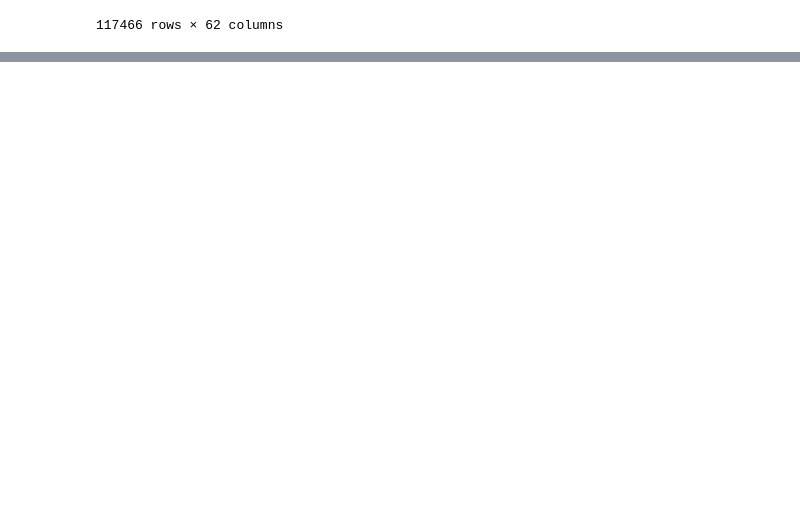
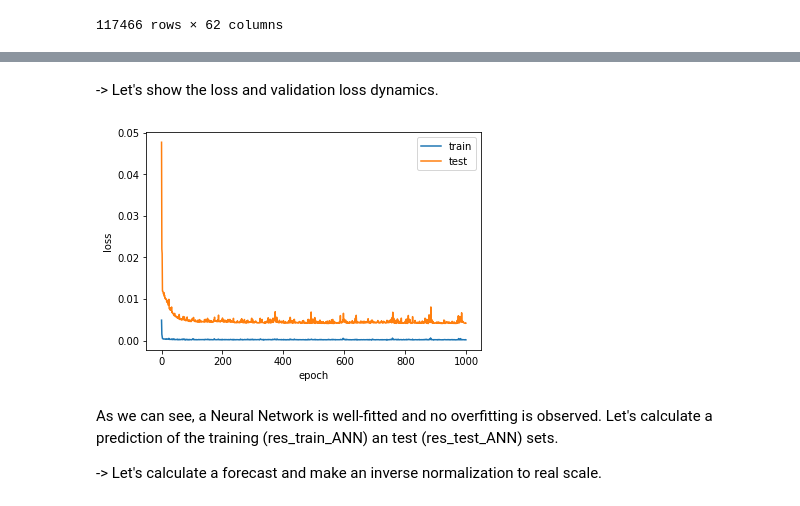
Before and after one commit to ELVAN13091999/my-first-binder, a Jupyter notebook: Data_Science_In_Health_Care_Using_Neural_Networks.ipynb, the cells around one changed output, grey strips where cells are left out. Drawn from its saved outputs; the diff is of its cells as text; code cells hidden in the pictures; blank space fills up the shorter version.

```diff
--- a/Data_Science_In_Health_Care_Using_Neural_Networks.ipynb
+++ b/Data_Science_In_Health_Care_Using_Neural_Networks.ipynb
@@ -31,0 +421,10 @@ covid_word
+# %%
+from keras.wrappers.scikit_learn import KerasRegressor
+from keras.models import Sequential
+from keras.layers import Dense
+from keras.layers import Dropout
+epochs = 1000
+
+batch_size=int(y_train.shape[0]*.1)
+
+estimator = KerasRegressor(build_fn=BP_model, X=X_train, epochs=epochs, batch_size=batch_size, verbose=1)
@@ -31,0 +433,24 @@ covid_word
+# %%
+fitting = True
+fitting_save = True
+
+import pickle
+
+if fitting:
+    history=estimator.fit(X_train,y_train, validation_data=(X_test,y_test)) # Fitting model
+    if fitting_save:
+        # Save model
+        estimator.model.save('BP_saved_model.h5')
+        print("Saved model to disk")
+        with open('history.pickle', 'wb') as f:
+            pickle.dump(history.history, f)
+# load model
+from keras.models import load_model
+
+# Instantiate the model as you please (we are not going to use this)
+estimator = KerasRegressor(build_fn=BP_model, X=X_train, epochs=epochs, batch_size=batch_size, verbose=1)
+# This is where you load the actual saved model into a new variable.
+estimator.model = load_model('BP_saved_model.h5')
+with open('history.pickle', 'rb') as f:
+    history = pickle.load(f)
+print("Loaded model from disk")
@@ -31,0 +475,18 @@ covid_word
+# %% [markdown]
+-> Let's show the loss and validation loss dynamics.
+# %%
+plt.figure()
+plt.plot(history['loss'], label='train')
+plt.plot(history['val_loss'], label='test')
+plt.ylabel('loss')
+plt.xlabel('epoch')
+#plt.plot(history.history['acc'], label='acc')
+#plt.plot(history.history['val_acc'], label='acc test')
+plt.legend()
+plt.show()
+# %% [output]
+[figure, added]
+# %% [markdown]
+As we can see, a Neural Network is well-fitted and no overfitting is observed. Let's calculate a prediction of the training (res_train_ANN) an test (res_test_ANN) sets.
+
+-> Let's calculate a forecast and make an inverse normalization to real scale.
```
Also changed, not shown: parts of 75 cells of this notebook.
